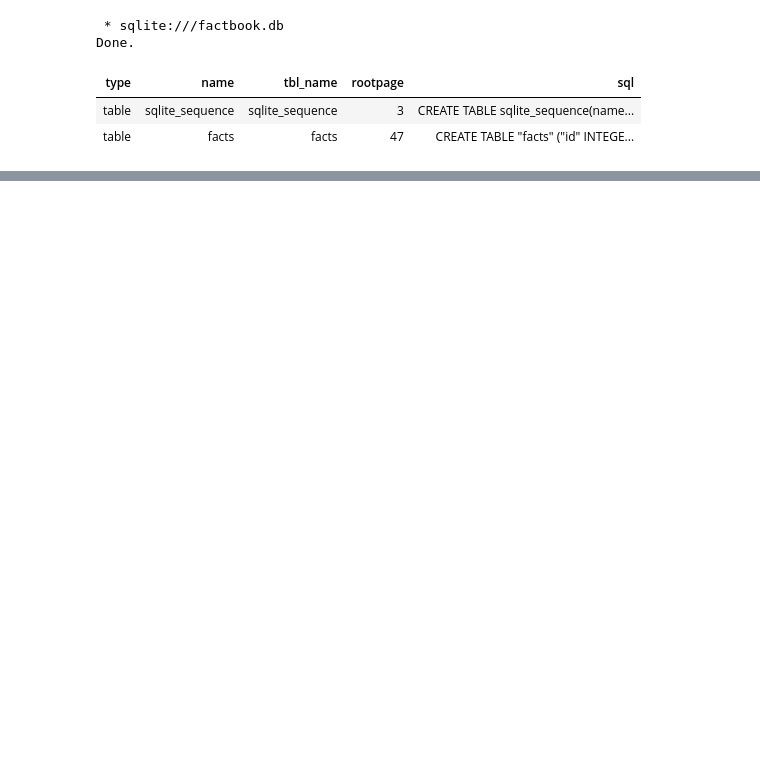
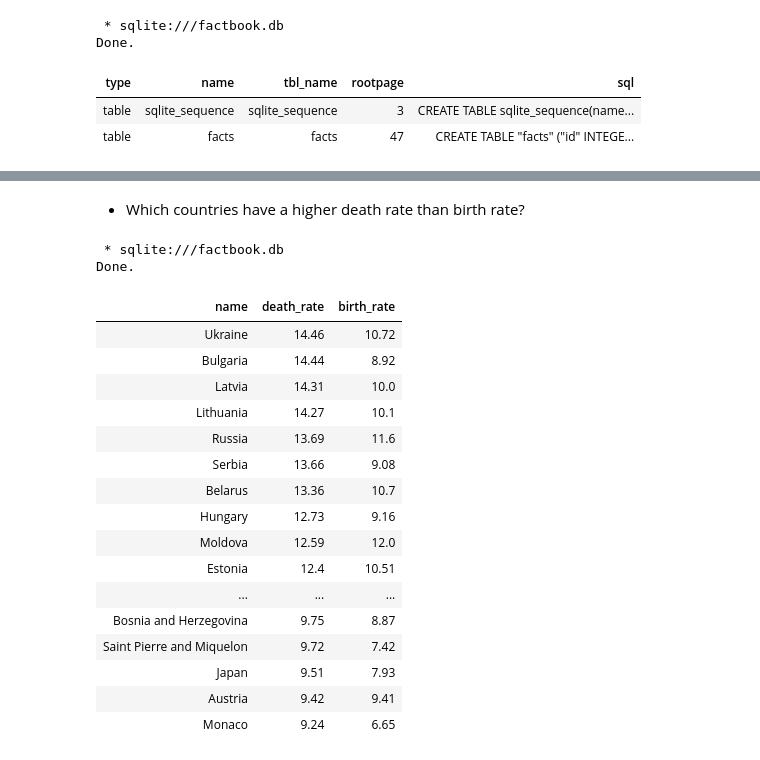
Before and after one commit to jgajera/Analyzing-CIA-Factbook-Data-Using-SQL, a Jupyter notebook: Project 5 --- Analyzing CIA Factbook Data Using SQL.ipynb, the cells around one changed output, grey strips where cells are left out. Saved outputs shown, nothing was run; the diff lists cells and outputs as text; code cells hidden in the pictures; blank space fills up the shorter version.

```diff
--- a/Project 5 --- Analyzing CIA Factbook Data Using SQL.ipynb
+++ b/Project 5 --- Analyzing CIA Factbook Data Using SQL.ipynb
@@ -29,0 +265,28 @@ Done.
+# %% [markdown]
+* Which countries have a higher death rate than birth rate?
+# %%
+%%sql
+SELECT name, death_rate, birth_rate
+    FROM facts
+    WHERE death_rate>birth_rate AND name!="World"
+    ORDER BY death_rate DESC;
+# %% [output]
+ * sqlite:///factbook.db
+Done.
+| name | death_rate | birth_rate |
+| Ukraine | 14.46 | 10.72 |
+| Bulgaria | 14.44 | 8.92 |
+| Latvia | 14.31 | 10.0 |
+| Lithuania | 14.27 | 10.1 |
+| Russia | 13.69 | 11.6 |
+| Serbia | 13.66 | 9.08 |
+| Belarus | 13.36 | 10.7 |
+| Hungary | 12.73 | 9.16 |
+| Moldova | 12.59 | 12.0 |
+| Estonia | 12.4 | 10.51 |
+| ... | ... | ... |
+| Bosnia and Herzegovina | 9.75 | 8.87 |
+| Saint Pierre and Miquelon | 9.72 | 7.42 |
+| Japan | 9.51 | 7.93 |
+| Austria | 9.42 | 9.41 |
+| Monaco | 9.24 | 6.65 |
```
Also changed, not shown: parts of 29 cells of this notebook.
